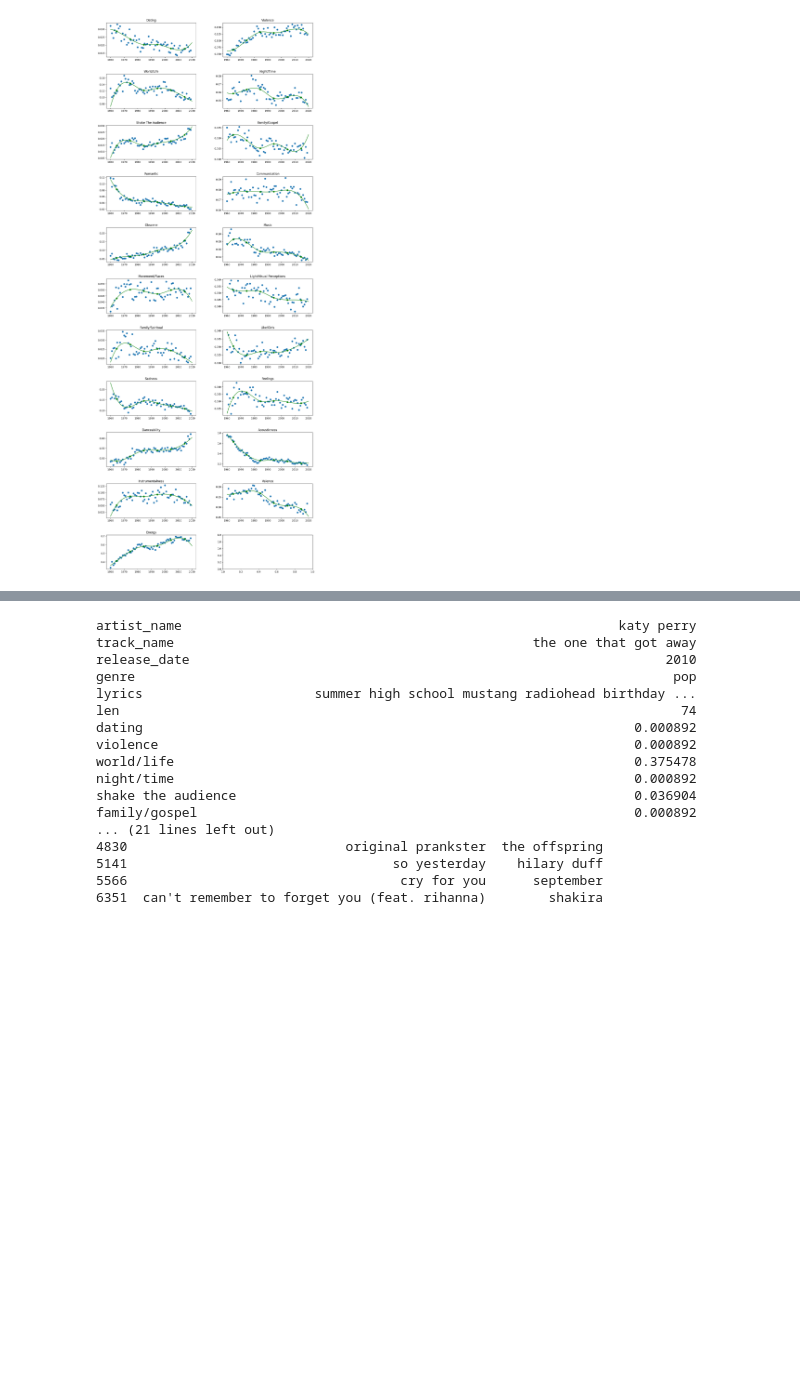
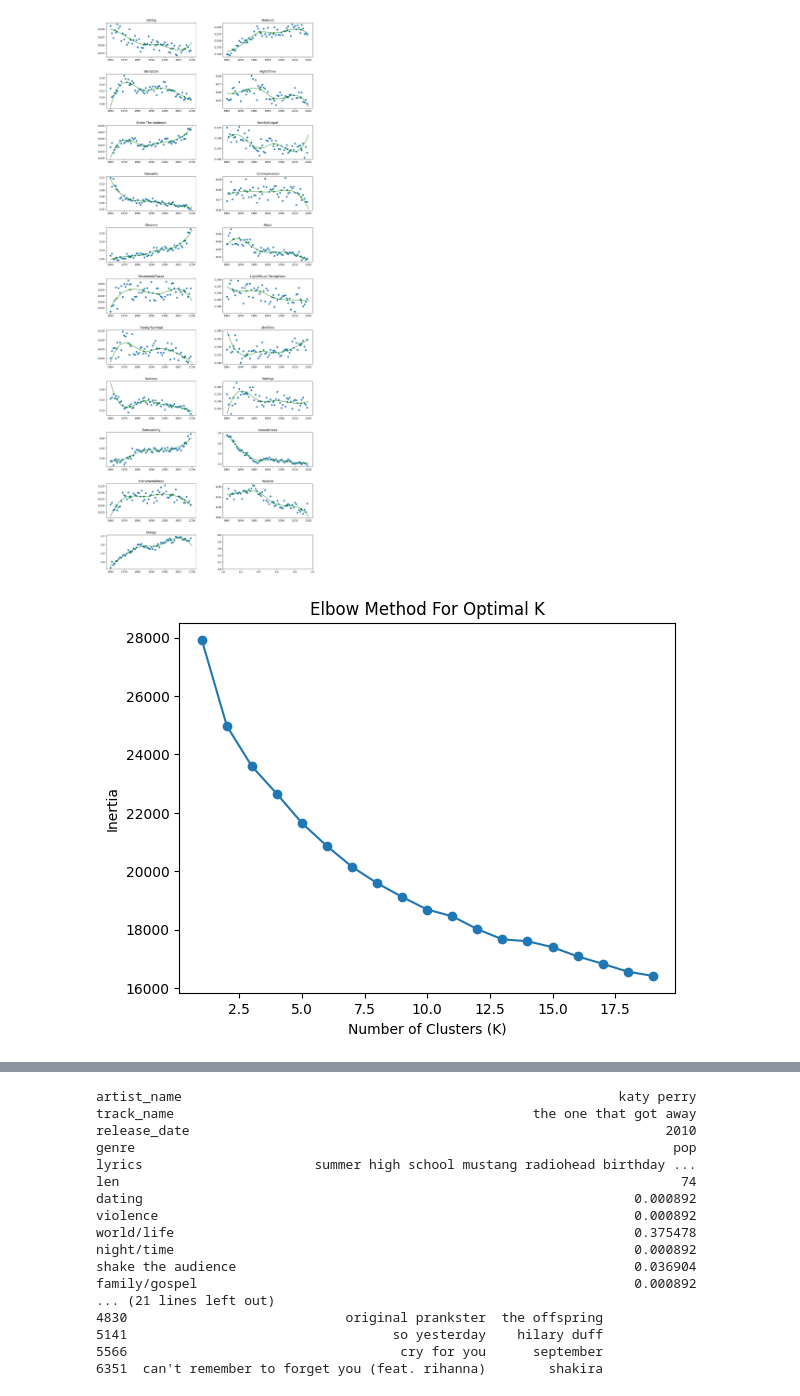
Before and after one commit to wnovak5/ML4VA-music-recommendation, a Jupyter notebook: ML4VA-music-recommendation.ipynb, the cells around one changed output, grey strips where cells are left out. Cells and saved outputs as stored; diff of their text form; code cells hidden in the pictures; blank space fills up the shorter version.

Commit message:
Normalize pipeline

```diff
--- a/ML4VA-music-recommendation.ipynb
+++ b/ML4VA-music-recommendation.ipynb
@@ -73,23 +73,13 @@ from sklearn.impute import SimpleImputer
 from sklearn.preprocessing import FunctionTransformer
 songsKeep = songs
 songs.drop(columns=["Unnamed: 0"], inplace=True)
-# songs['track_album_release_date'] = pd.to_datetime(songs['track_album_release_date'], errors='coerce')
-songs['loudness'] = songs['loudness']*5
-# songs.drop('track_album_release_date', axis=1, inplace=True)
 columns_to_keep = ['genre', 'topic']
 songs = songs.drop(columns=[col for col in songs.select_dtypes(include=['object']).columns if col not in columns_to_keep])
-# songs = songs.drop(columns =["duration_ms"])
 songs.hist(bins=50, figsize=(20,15))
 plt.show()
 songs.info()
 num_columns = songs.select_dtypes(include=['float64', 'int64']).columns
 cat_columns = songs.select_dtypes(include=['object']).columns
-# categorical_weight = 100
-
-# def weight_categorical_features(X):
-#     return X * categorical_weight
-
-# weight_transformer = FunctionTransformer(weight_categorical_features)
 
 
 num_pipeline = Pipeline(steps=[
@@ -105,6 +95,8 @@ full_pipeline = ColumnTransformer([
     ('cat', OneHotEncoder(), cat_columns)
 ])
 songs_prepared = full_pipeline.fit_transform(songs)
+from sklearn.preprocessing import normalize
+songs_prepared = normalize(songs_prepared)
 # %% [output]
 [figure]
 <class 'pandas.core.frame.DataFrame'>
@@ -181,25 +173,27 @@ plt.show();
 # %%
 from sklearn.cluster import KMeans
 import matplotlib.pyplot as plt
 
 inertia = []
-K_range = range(1, 100)
+K_range = range(1, 20)
 
 for k in K_range:
     kmeans = KMeans(n_clusters=k, random_state=42)
     kmeans.fit(songs_prepared)
     inertia.append(kmeans.inertia_)
 
 plt.plot(K_range, inertia, marker='o')
 plt.title('Elbow Method For Optimal K')
 plt.xlabel('Number of Clusters (K)')
 plt.ylabel('Inertia')
 plt.show()
 
 #elbow point of 20
-kmeans = KMeans(n_clusters=20, n_init='auto', random_state=1)
+kmeans = KMeans(n_clusters=10, n_init='auto', random_state=1)
 kmeans.fit(songs_prepared)
 clusters = kmeans.predict(songs_prepared)
+# %% [output]
+[figure, added]
 # %%
 from sklearn.metrics import silhouette_score
 silhouette_score(songs_prepared, clusters)
```
Also changed, not shown: parts of 7 cells of this notebook.
